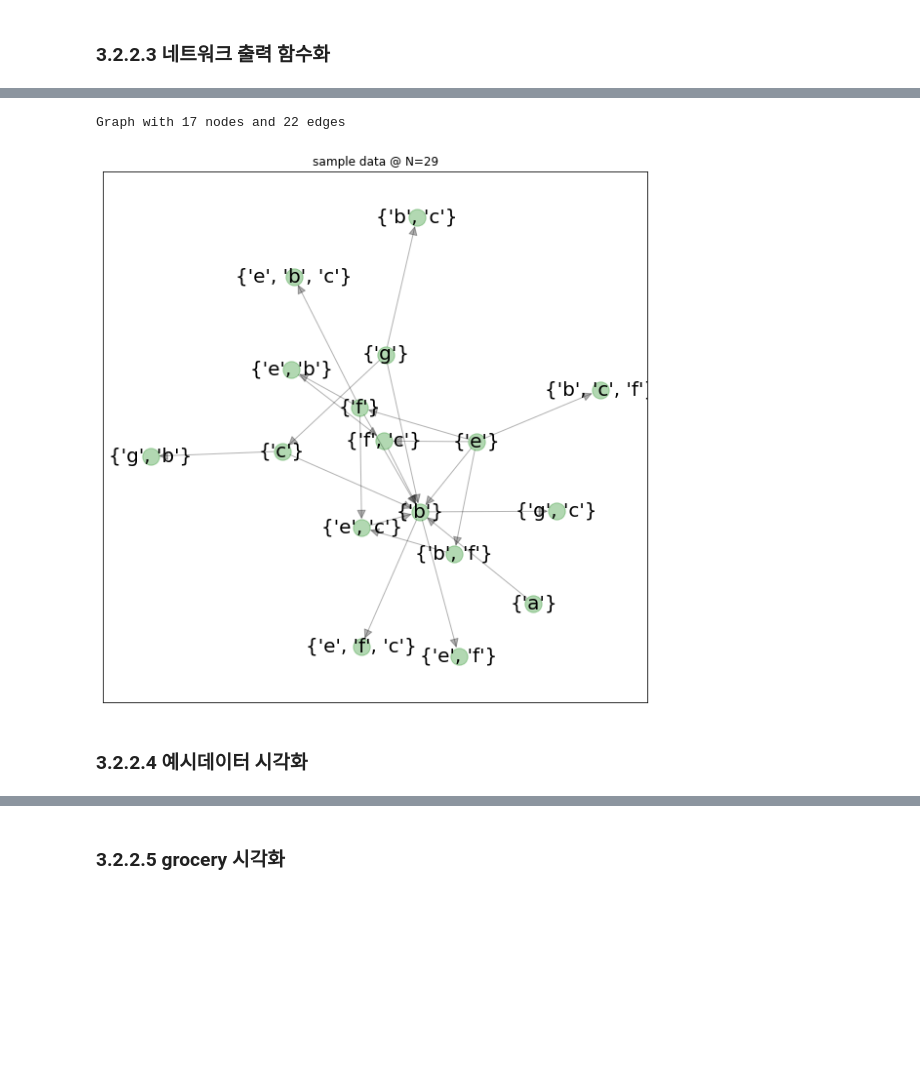
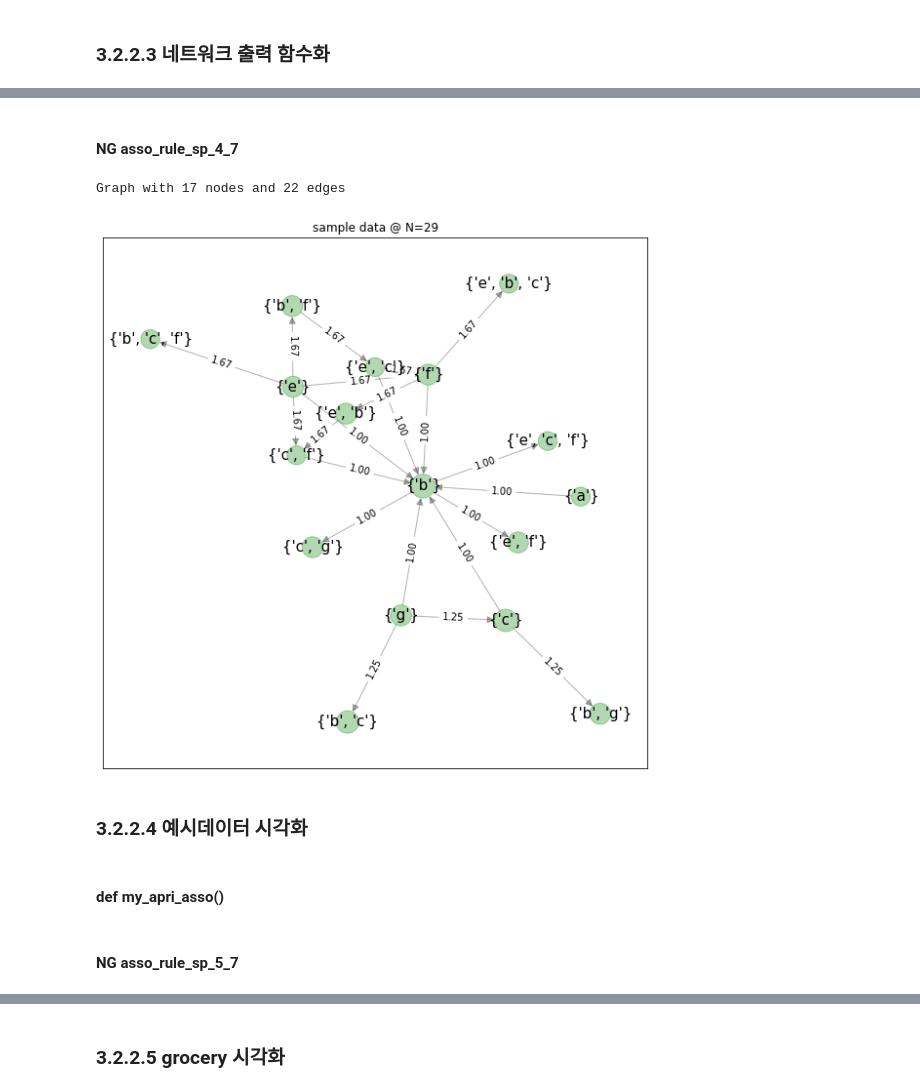
Before and after one commit to sagelab4data/kdata_yonsei, a Jupyter notebook: association_3_algorithm.ipynb, the cells around one changed output, grey strips where cells are left out. Saved outputs shown, nothing was run; the diff lists cells and outputs as text; code cells hidden in the pictures; blank space fills up the shorter version.

```diff
--- a/association_3_algorithm.ipynb
+++ b/association_3_algorithm.ipynb
@@ -401,42 +391,65 @@ Graph with 17 nodes and 22 edges
 # %%
 # 3.2.2.3 네트워크 다이어그램 반복 생성을 위한 함수화
 # 3.2.2.3.1 함수 생성
-def my_draw_nx (asso_rule_df, title = 'Network Graph', fontsize = 20) :
+def my_draw_nx (asso_rule_df, title = 'Network Graph', fontsize = 15,
+                show_edgelabel = True) :
 
   import networkx as nx
 
   # antecedents,consequents 가 frozenset 이여서 레이블이 길다. 문자열로 변환
-  nx_df = asso_rule_df[['antecedents','consequents']].copy()
+  nx_df = asso_rule_df.copy()
   nx_df['antecedents'] = nx_df['antecedents'].apply(lambda x : str(set(x)))
   nx_df['consequents'] = nx_df['consequents'].apply(lambda x : str(set(x)))
 
   # 연관규칙으로 부터 네트워크 그래프 생성
-  g = nx.Graph()
+
   g = nx.from_pandas_edgelist(nx_df,
                               source = 'antecedents',
-                              target = 'consequents')
+                              target = 'consequents',
+                              edge_attr =['support','confidence','lift']
+                              )
   # 관련 정보 출력
   print(nx.info(g))
 
+  #  node 크기 계산
+  d1 = {  row.antecedents : row['antecedent support']
+          for ix, row in nx_df.iterrows()}
+  d2 = {  row.consequents : row['consequent support']
+          for ix, row in nx_df.iterrows()}
+  d1.update(d2)
+  node_size = np.array([ np.sqrt(d1[k]) * 600 for k in list(g)])
+
   # 그래프 출력
   plt.figure(figsize=(10, 10))
-  pos = nx.spring_layout(g, k = 0.30)
+  pos = nx.spring_layout(g,  weight= 'confidence', seed=42)
+  #pos = nx.spring_layout(g, k = 0.30, weight= 'confidence')
 
-  nx.draw_networkx_labels(g,pos,font_size=fontsize)
+  nx.draw_networkx_labels(g,pos,font_size=fontsize, )
+
   nx.draw_networkx(g,pos,  node_color = 'green',
                    with_labels = False,
                    alpha = 0.3 ,
-                   arrows = True, arrowsize = fontsize,)
+                   arrows = True, arrowsize = fontsize,
+                   node_size = node_size)
+
+  if show_edgelabel :
+    edge_d = { (row.antecedents, row.consequents)  :f'{row.lift:.2f}'
+              for ix, row in nx_df.iterrows()}
+    nx.draw_networkx_edge_labels(g, pos, edge_labels = edge_d)
 
   plt.title(title) # 그래프 제목
 
   plt.show()
+# %% [markdown]
+#### NG asso_rule_sp_4_7
 # %%
 # 3.2.2.3.2 함수를 이용한 샘플데이터의 관계 그래프 출력
-my_draw_nx(***, ***)
+my_draw_nx( ***  ,title = *** )
 # %% [output]
 Graph with 17 nodes and 22 edges
-[figure, old version]
+[figure, new version]
 # %% [markdown]
 ### 3.2.2.4 예시데이터 시각화
+# %% [markdown]
+#### def my_apri_asso()
 # %%
@@ -467,4 +481,6 @@ def my_apri_asso (tr_df, min_sup=0.2, min_conf=0.5) :
   return asso_rules
+# %% [markdown]
+#### NG asso_rule_sp_5_7
 # %%
 # 3.2.2.4.2 데이터 생성 후 네트워크 그래프 출력
 #      sample_tr @ (지지도를 0.5 이상으로 향상, 신뢰도 0.7)
```
Also changed, not shown: parts of 44 cells of this notebook.
